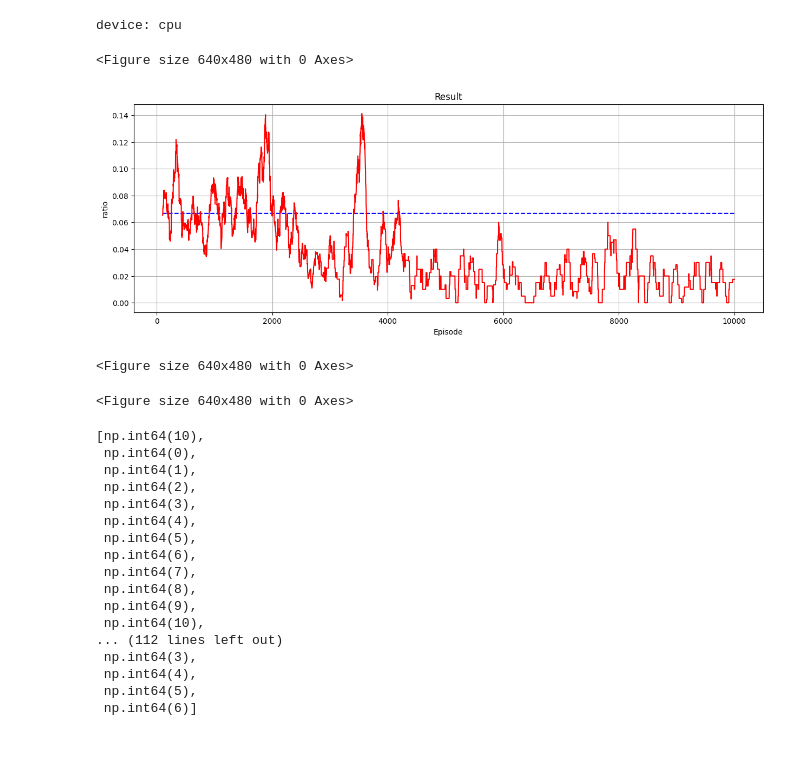
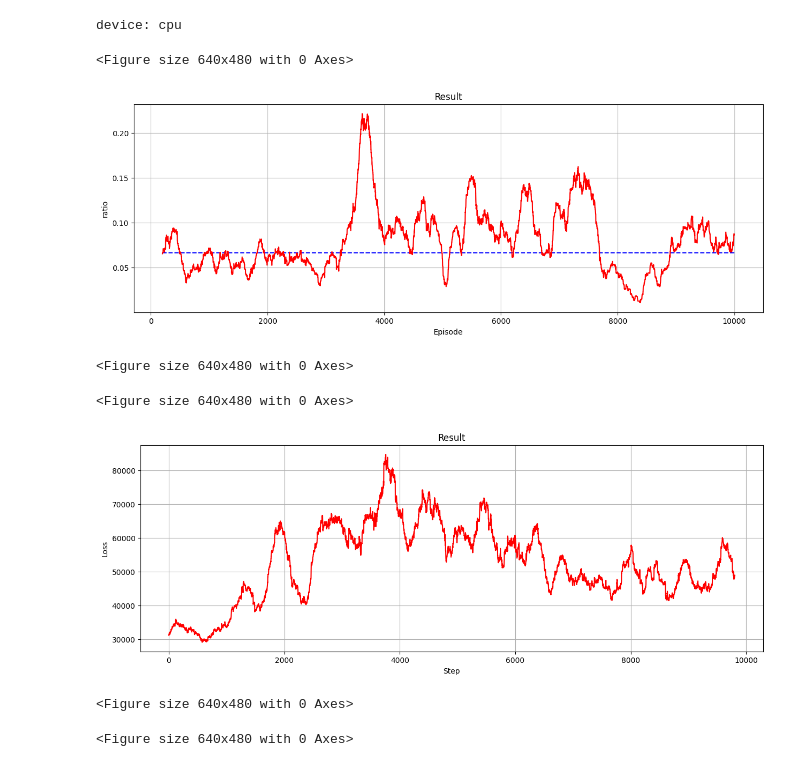
Before and after one commit to SpeedyHorse/drl, a Jupyter notebook: multiple/99_myself/01_dqn.ipynb, the cells around one changed output. Drawn from its saved outputs; the diff is of its cells as text; code cells hidden in the pictures.

```diff
--- a/multiple/99_myself/01_dqn.ipynb
+++ b/multiple/99_myself/01_dqn.ipynb
@@ -322,8 +328,8 @@ GAMMA = 0.99
 EPS_START = 0.9
 EPS_END = 0.05
 EPS_DECAY = 100000
-TAU = 0.0005
-LR = 1e-5
+TAU = 0.005
+LR = 1e-4
 # %%
 REWARD_MATRIX = np.array([
     [ 3., -1., -1., -1., -1., -1., -1., -1., -1., -1., -1., -1., -1., -1., -1.],
@@ -347,7 +353,7 @@ REWARD_MATRIX = np.array([
 def get_reward(action, answer):
     return REWARD_MATRIX[action, answer]
 # %%
-num_episodes = 6000
+num_episodes = 8000
 # %%
 n_actions = train_env.action_space.n
 n_inputs = train_env.observation_space.shape[0]
@@ -361,12 +367,16 @@ policy_net = DeepFlowNetwork(n_inputs, n_actions).to(device)
 target_net = DeepFlowNetwork(n_inputs, n_actions).to(device)
 target_net.load_state_dict(policy_net.state_dict())
 
-optimizer = optim.SGD(policy_net.parameters(), lr=LR)
+optimizer = optim.Adam(policy_net.parameters(), lr=LR)
 steps_done = 0
 
 memory = ReplayMemory(10000)
 episode_rewards = []
 episode_precision = []
+loss_array = []
+
+with open("train.log", "w") as f:
+    f.write("episode, show\n")
 # %%
 def select_action(state_tensor: torch.Tensor):
     # print(f"state_tensor: {state_tensor[0,1]}")
@@ -427,9 +437,8 @@ def optimize_model():
     loss.backward()
     utils.clip_grad_value_(policy_net.parameters(), 1000)
     optimizer.step()
+    return loss.item()
 # %%
-with open("train.log", "w") as f:
-    f.write("episode, show\n")
 for i_episode in range(num_episodes):
     test = []
     # Initialize the environment and state
@@ -475,59 +484,46 @@ for i_episode in range(num_episodes):
 
         # optimize the model
         # print("optimize_model")
-        optimize_model()
+        loss = optimize_model()
 
         # print(f"\r{pd.Series(test).std():03f}", end="")
         if terminated:
+            loss_array.append(loss)
             episode_rewards.append(sum_reward / (t + 1))
             break
 
     # do after the episode
     # episode_rewards.append(sum_reward)
     base = confusion_matrix[1, 1] + confusion_matrix[1, 0]
     episode_precision.append(
         confusion_matrix[1, 1] / base if base != 0 else 0
     )
     # print(pd.Series(test).std(), show.std())
     # with open(f"train/training_{i_episode}.csv", "a") as f:
     #     for i in test:
     #         f.write(f"{i:02d},")
     #     else:
     #         f.write("\n")
-    if i_episode > 0 and i_episode % 100 == 0:
-        plot_graph(episode_precision)
+    if i_episode > 0 and i_episode % 5 == 0:
+        # plot_graph(episode_precision)
+        # plot_graph(loss_array)
+        plot_normal_graph(np.array(loss_array))
 
 # complete the episode
 plot_graph(episode_precision, show_result=True)
+plot_normal_graph(loss_array, show_result=True)
 torch.save(policy_net.state_dict(), "re_01_dqn_cic.pth")  # save the model
 
 # print(test)
 train_env.close()
 # %% [output]
 <Figure size 640x480 with 0 Axes>
-[figure, old version]
+[figure, new version]
 <Figure size 640x480 with 0 Axes>
 <Figure size 640x480 with 0 Axes>
+[figure, added]
+<Figure size 640x480 with 0 Axes>
+<Figure size 640x480 with 0 Axes>
-# %%
-test
-# %% [output]
-[np.int64(10),
- np.int64(0),
- np.int64(1),
- np.int64(2),
- np.int64(3),
- np.int64(4),
- np.int64(5),
- np.int64(6),
- np.int64(7),
- np.int64(8),
- np.int64(9),
- np.int64(10),
-... (112 lines left out)
- np.int64(3),
- np.int64(4),
- np.int64(5),
- np.int64(6)]
 # %%
 def plot_confusion_matrix(confusion_array, class_names=None, show_result=False):
     """
```
Also changed, not shown: parts of 14 cells of this notebook, 1 other file.
